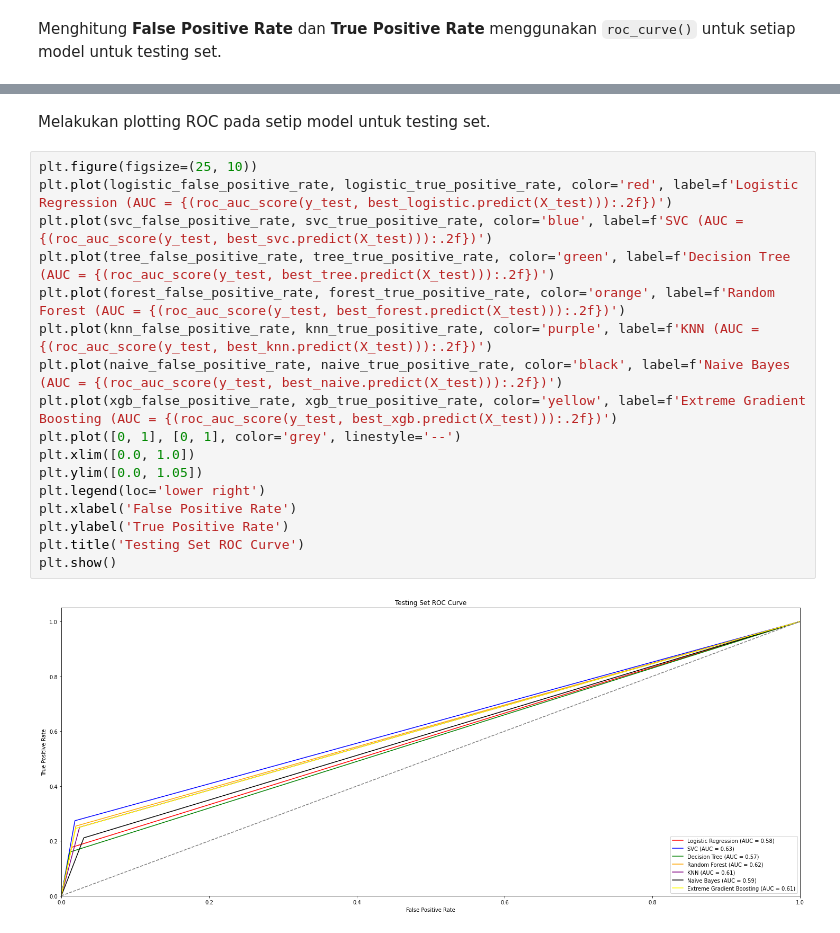
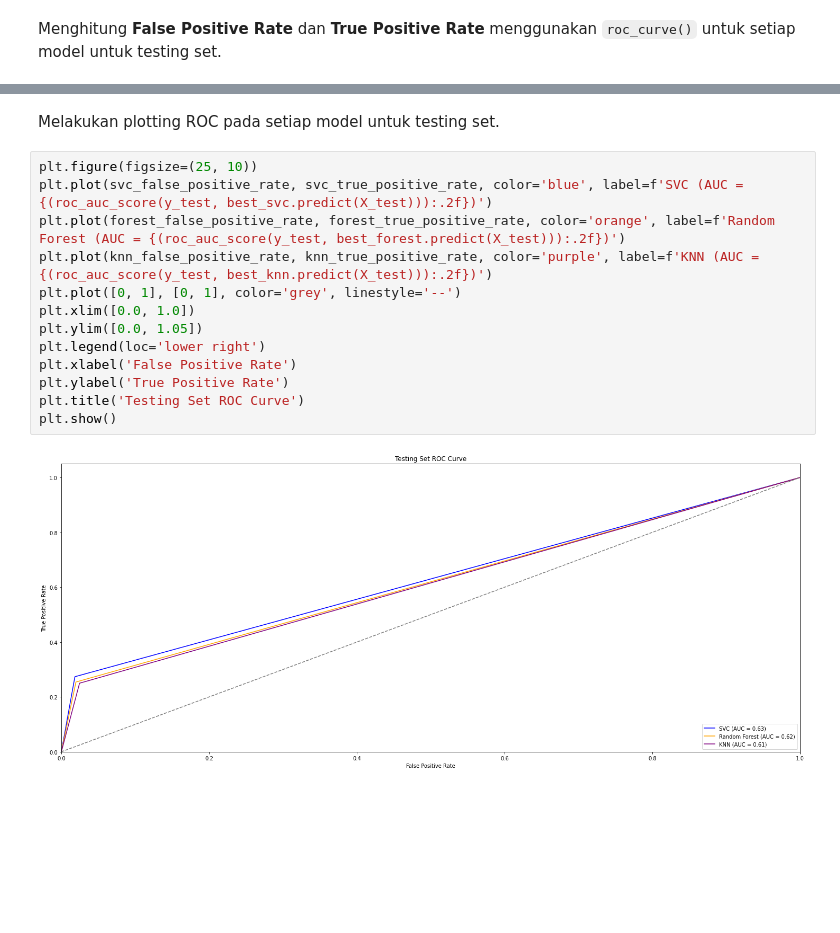
Before and after one commit to Penzragon/h8dsft_P1Milestone1, a Jupyter notebook: script.ipynb, the cells around one changed output, grey strips where cells are left out. Drawn from its saved outputs; the diff is of its cells as text; blank space fills up the shorter version.

```diff
--- a/script.ipynb
+++ b/script.ipynb
@@ -1056,24 +1042,20 @@ xgb_false_positive_rate, xgb_true_positive_rate, xgb_thresholds = roc_curve(y_te
 # %% [markdown]
-Melakukan plotting ROC pada setip model untuk testing set.
+Melakukan plotting ROC pada setiap model untuk testing set.
 # %%
 plt.figure(figsize=(25, 10))
-plt.plot(logistic_false_positive_rate, logistic_true_positive_rate, color='red', label=f'Logistic Regression (AUC = {(roc_auc_score(y_test, best_logistic.predict(X_test))):.2f})')
 plt.plot(svc_false_positive_rate, svc_true_positive_rate, color='blue', label=f'SVC (AUC = {(roc_auc_score(y_test, best_svc.predict(X_test))):.2f})')
-plt.plot(tree_false_positive_rate, tree_true_positive_rate, color='green', label=f'Decision Tree (AUC = {(roc_auc_score(y_test, best_tree.predict(X_test))):.2f})')
 plt.plot(forest_false_positive_rate, forest_true_positive_rate, color='orange', label=f'Random Forest (AUC = {(roc_auc_score(y_test, best_forest.predict(X_test))):.2f})')
 plt.plot(knn_false_positive_rate, knn_true_positive_rate, color='purple', label=f'KNN (AUC = {(roc_auc_score(y_test, best_knn.predict(X_test))):.2f})')
-plt.plot(naive_false_positive_rate, naive_true_positive_rate, color='black', label=f'Naive Bayes (AUC = {(roc_auc_score(y_test, best_naive.predict(X_test))):.2f})')
-plt.plot(xgb_false_positive_rate, xgb_true_positive_rate, color='yellow', label=f'Extreme Gradient Boosting (AUC = {(roc_auc_score(y_test, best_xgb.predict(X_test))):.2f})')
 plt.plot([0, 1], [0, 1], color='grey', linestyle='--')
 plt.xlim([0.0, 1.0])
 plt.ylim([0.0, 1.05])
 plt.legend(loc='lower right')
 plt.xlabel('False Positive Rate')
 plt.ylabel('True Positive Rate')
 plt.title('Testing Set ROC Curve')
 plt.show()
 # %% [output]
-[figure, old version]
+[figure, new version]
 # %%
 testing.sort_values(by='roc_auc_score', ascending=False)
 # %% [output]
```
Also changed, not shown: parts of 10 cells of this notebook.
